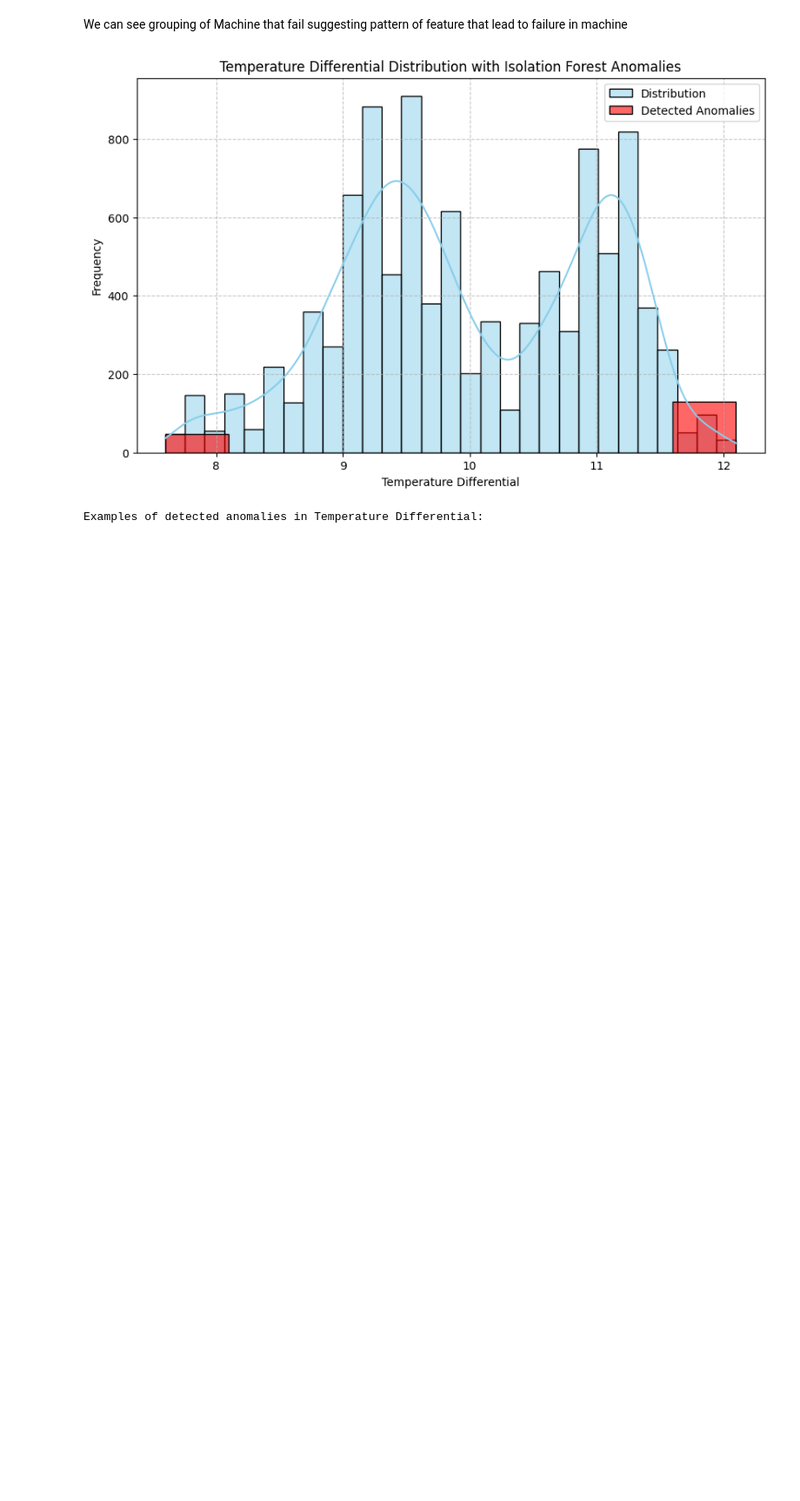
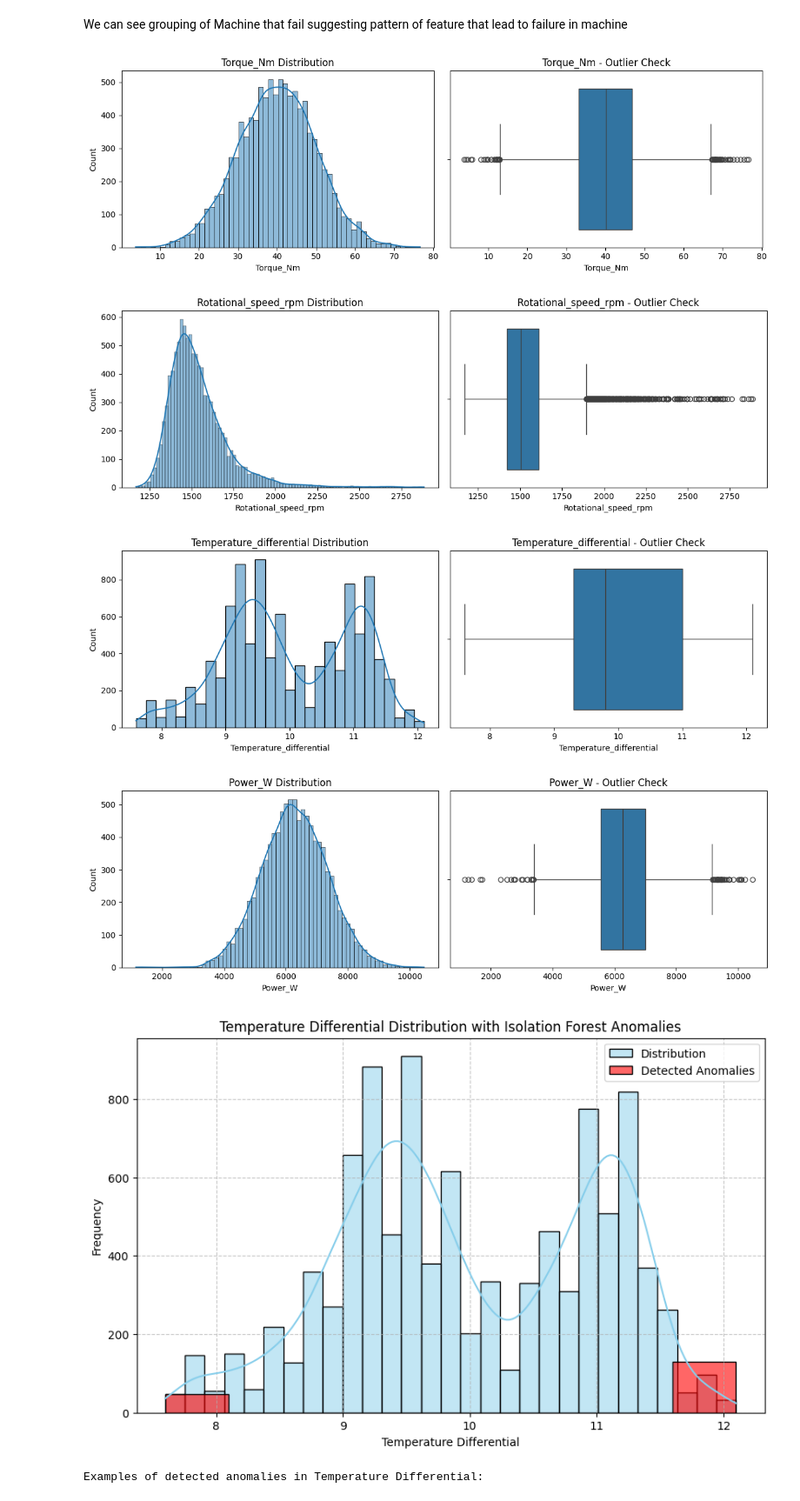
Before and after one commit to AkalaponCh/Machine-Learning, a Jupyter notebook: Machine Failure Prediction using Supervised Learning/Predictive_Maintenance_Dataset_Classification.ipynb, the cells around one changed output. Shown at 87% size. Saved outputs shown, nothing was run; the diff lists cells and outputs as text; code cells hidden in the pictures; blank space fills up the shorter version.

```diff
--- a/Machine Failure Prediction using Supervised Learning/Predictive_Maintenance_Dataset_Classification.ipynb
+++ b/Machine Failure Prediction using Supervised Learning/Predictive_Maintenance_Dataset_Classification.ipynb
@@ -157,5 +159,26 @@ plt.show()
 # %% [markdown]
 We can see grouping of Machine that fail suggesting pattern of feature that lead to failure in machine
+# %%
+cols = ['Torque_Nm', 'Rotational_speed_rpm', 'Temperature_differential', 'Power_W']
+
+for col in cols:
+    fig, axes = plt.subplots(1, 2, figsize=(12, 4))  # 1 row, 2 columns
+
+    # Histogram with KDE
+    sns.histplot(data=df, x=col, kde=True, ax=axes[0])
+    axes[0].set_title(f"{col} Distribution")
+
+    # Boxplot
+    sns.boxplot(data=df, x=col, ax=axes[1])
+    axes[1].set_title(f"{col} - Outlier Check")
+
+    plt.tight_layout()
+    plt.show()
+# %% [output]
+[figure, added]
+[figure, added]
+[figure, added]
+[figure, added]
 # %%
 from sklearn.ensemble import IsolationForest
 
```
Also changed, not shown: parts of 1 cell of this notebook.
